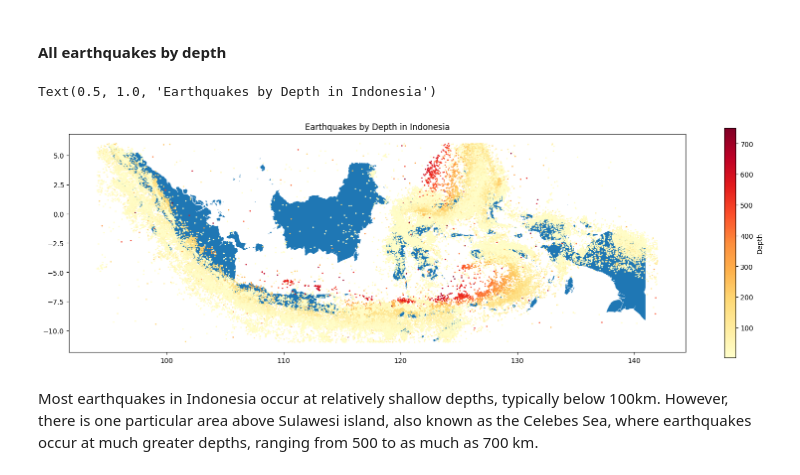
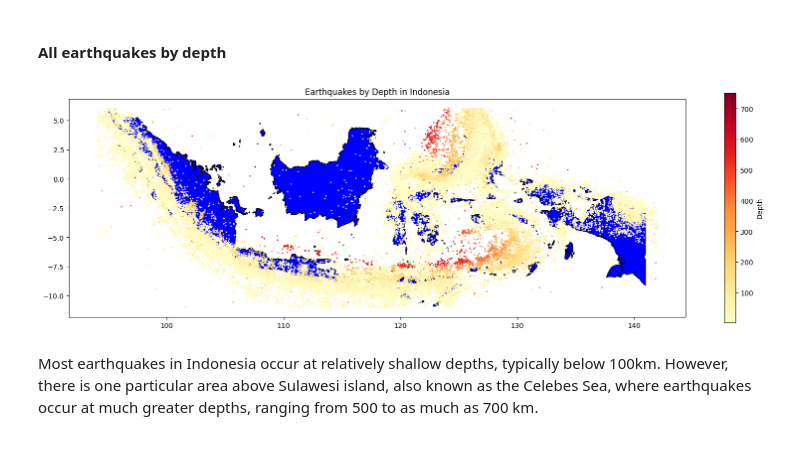
Before and after one commit to wrjodjana/indonesian-earthquakes, a Jupyter notebook: eda.ipynb, the cells around one changed output. Saved outputs shown, nothing was run; the diff lists cells and outputs as text; code cells hidden in the pictures.

```diff
--- a/eda.ipynb
+++ b/eda.ipynb
@@ -194,10 +198,12 @@ The map above displays earthquakes color-coded by magnitude, with redder colors
 # %% [markdown]
 #### All earthquakes by depth
 # %%
-gdf.plot(ax=indonesia.plot(figsize=(20,6)), marker="o", cmap="YlOrRd", column=df["depth"], markersize=1, legend=True, legend_kwds={"label" : "Depth"}).set_title("Earthquakes by Depth in Indonesia")
+fig, ax = plt.subplots(figsize=(20,6))
+indonesia.plot(ax=ax, color="blue", edgecolor="black")
+gdf.plot(ax=ax, marker="o", cmap="YlOrRd", column=df["depth"], markersize=1, legend=True, legend_kwds={"label": "Depth"}).set_title("Earthquakes by Depth in Indonesia")
+plt.show()
 # %% [output]
-Text(0.5, 1.0, 'Earthquakes by Depth in Indonesia')
-[figure, old version]
+[figure, new version]
 # %% [markdown]
 Most earthquakes in Indonesia occur at relatively shallow depths, typically below 100km. However, there is one particular area above Sulawesi island, also known as the Celebes Sea, where earthquakes occur at much greater depths, ranging from 500 to as much as 700 km.
 # %% [markdown]
```
Also changed, not shown: parts of 3 cells of this notebook.
